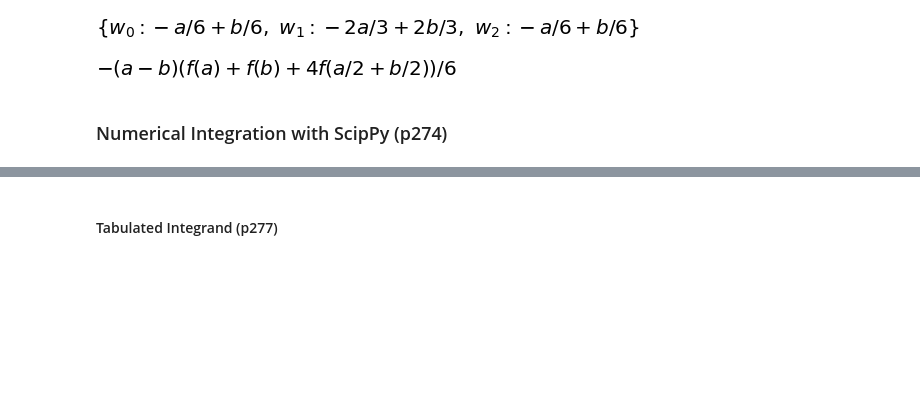
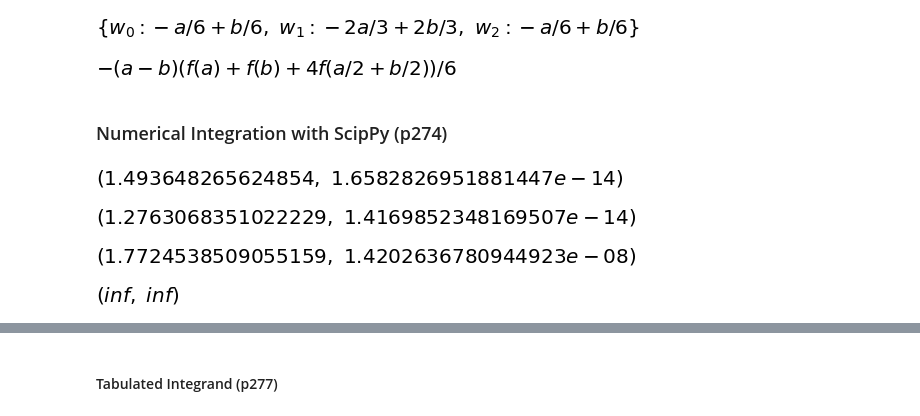
Before and after one commit to mathlarvalab/Nemurecal_Python, a Jupyter notebook: code/ch08/gee.ipynb, the cells around one changed output, grey strips where cells are left out. Cells and saved outputs as stored; diff of their text form; code cells hidden in the pictures; blank space fills up the shorter version.

```diff
--- a/code/ch08/gee.ipynb
+++ b/code/ch08/gee.ipynb
@@ -57,3 +58,12 @@ q_rule.subs(w_sol).simplify()
 [figure]
 # %% [markdown]
 ### Numerical Integration with ScipPy (p274)
+# %%
+# define a function for the integrand
+def f(x):
+    return np.exp(-x**2)
+# %%
+val, err = integrate.quad(f, -1, 1)
+val, err
+# %% [output]
+[figure, added]
@@ -59,0 +74,20 @@ q_rule.subs(w_sol).simplify()
+# %%
+val, err = integrate.quad(f, -1, 1, args=(1, 2, 3))
+val, err
+# %% [output]
+[figure, added]
+# %%
+# quad routine supports infinite integration limits
+f = lambda x: np.exp(-x**2)
+val, err = integrate.quad(f, -np.inf, np.inf)
+val, err
+# %% [output]
+[figure, added]
+# %%
+# quadrature and fixed_quad functions only support finite integration limits
+# the following fails because of the diverging integrand
+f = lambda x: 1/np.sqrt(abs(x))
+a, b = -1, 1
+integrate.quad(f, a, b)
+# %% [output]
+[figure, added]
```
Also changed, not shown: parts of 32 cells of this notebook.
